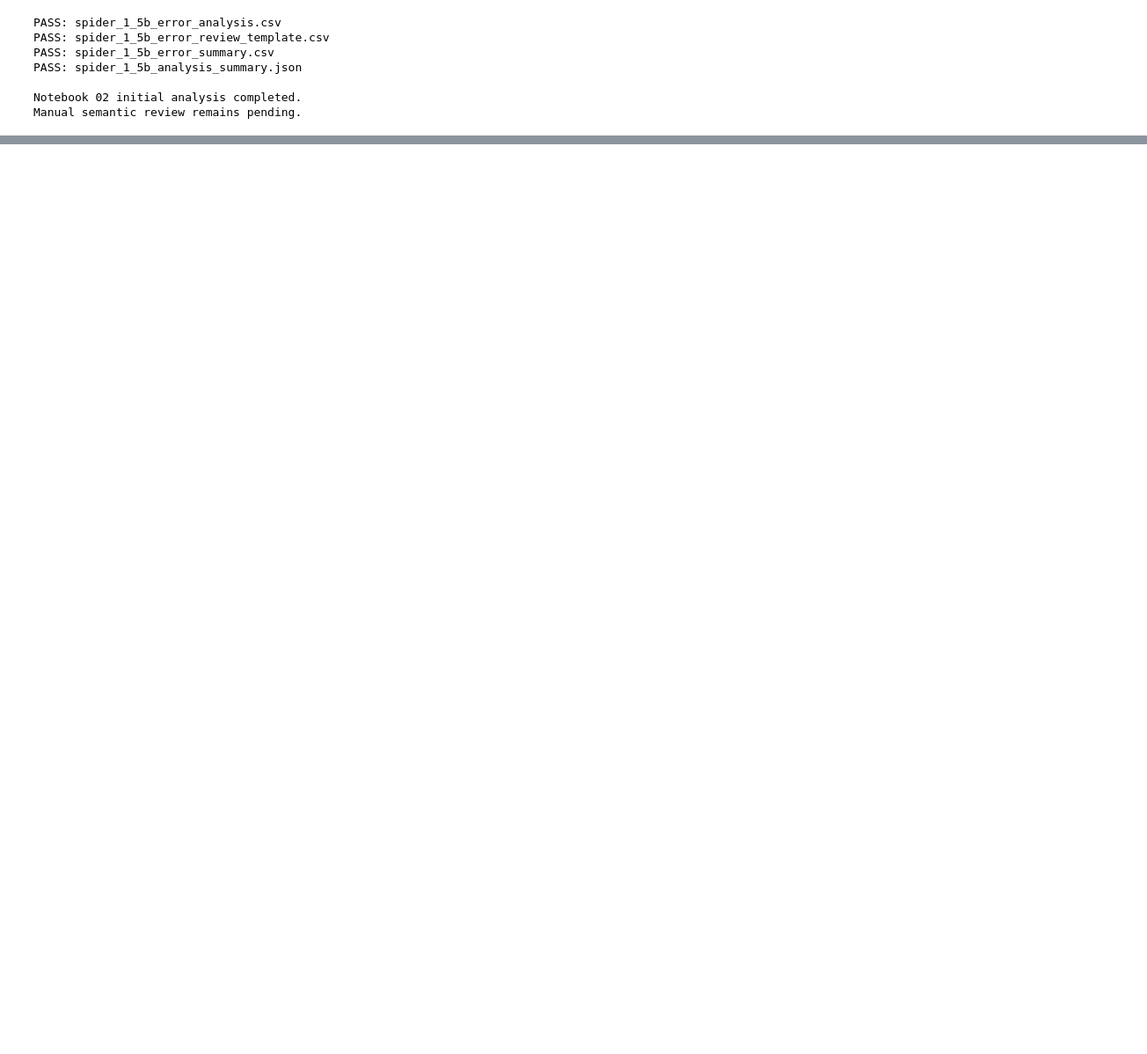
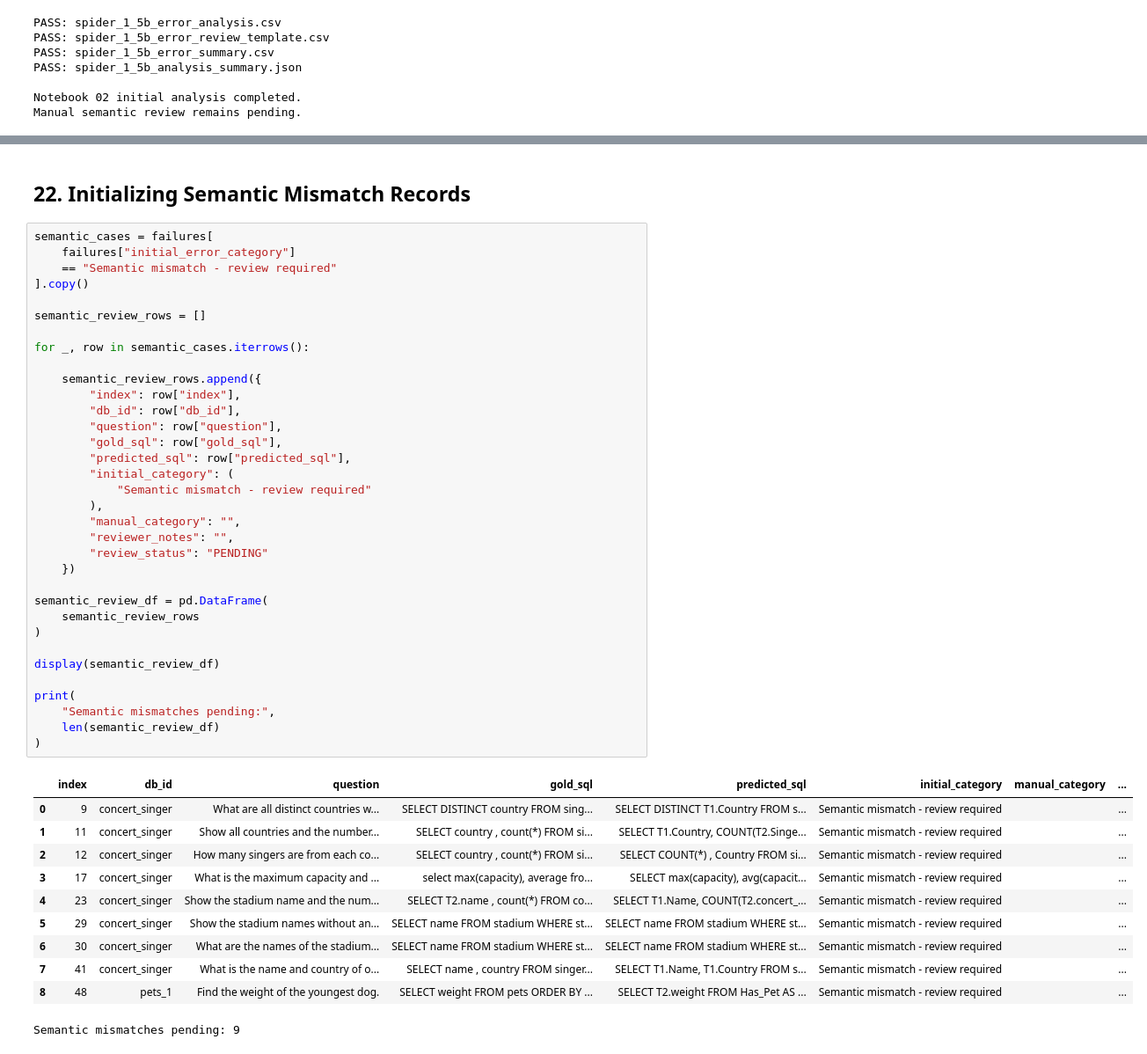
Before and after one commit to Prajwaln08/SQLSmith, a Jupyter notebook: 02_Spider_Error_Analysis.ipynb, the cells around one changed output, grey strips where cells are left out. Shown at 88% size. Drawn from its saved outputs; the diff is of its cells as text; blank space fills up the shorter version.

```diff
--- a/02_Spider_Error_Analysis.ipynb
+++ b/02_Spider_Error_Analysis.ipynb
@@ -480,0 +1389,48 @@ Manual semantic review remains pending.
+# %% [markdown]
+ ## 22. Initializing Semantic Mismatch Records
+# %%
+semantic_cases = failures[
+    failures["initial_error_category"]
+    == "Semantic mismatch - review required"
+].copy()
+
+semantic_review_rows = []
+
+for _, row in semantic_cases.iterrows():
+
+    semantic_review_rows.append({
+        "index": row["index"],
+        "db_id": row["db_id"],
+        "question": row["question"],
+        "gold_sql": row["gold_sql"],
+        "predicted_sql": row["predicted_sql"],
+        "initial_category": (
+            "Semantic mismatch - review required"
+        ),
+        "manual_category": "",
+        "reviewer_notes": "",
+        "review_status": "PENDING"
+    })
+
+semantic_review_df = pd.DataFrame(
+    semantic_review_rows
+)
+
+display(semantic_review_df)
+
+print(
+    "Semantic mismatches pending:",
+    len(semantic_review_df)
+)
+# %% [output]
+|  | index | db_id | question | gold_sql | predicted_sql | initial_category | manual_category | ... |
+| 0 | 9 | concert_singer | What are all distinct countries w... | SELECT DISTINCT country FROM sing... | SELECT DISTINCT T1.Country FROM s... | Semantic mismatch - review required |  | ... |
+| 1 | 11 | concert_singer | Show all countries and the number... | SELECT country , count(*) FROM si... | SELECT T1.Country, COUNT(T2.Singe... | Semantic mismatch - review required |  | ... |
+| 2 | 12 | concert_singer | How many singers are from each co... | SELECT country , count(*) FROM si... | SELECT COUNT(*) , Country FROM si... | Semantic mismatch - review required |  | ... |
+| 3 | 17 | concert_singer | What is the maximum capacity and ... | select max(capacity), average fro... | SELECT max(capacity), avg(capacit... | Semantic mismatch - review required |  | ... |
+| 4 | 23 | concert_singer | Show the stadium name and the num... | SELECT T2.name , count(*) FROM co... | SELECT T1.Name, COUNT(T2.concert_... | Semantic mismatch - review required |  | ... |
+| 5 | 29 | concert_singer | Show the stadium names without an... | SELECT name FROM stadium WHERE st... | SELECT name FROM stadium WHERE st... | Semantic mismatch - review required |  | ... |
+| 6 | 30 | concert_singer | What are the names of the stadium... | SELECT name FROM stadium WHERE st... | SELECT name FROM stadium WHERE st... | Semantic mismatch - review required |  | ... |
+| 7 | 41 | concert_singer | What is the name and country of o... | SELECT name , country FROM singer... | SELECT T1.Name, T1.Country FROM s... | Semantic mismatch - review required |  | ... |
+| 8 | 48 | pets_1 | Find the weight of the youngest dog. | SELECT weight FROM pets ORDER BY ... | SELECT T2.weight FROM Has_Pet AS ... | Semantic mismatch - review required |  | ... |
+Semantic mismatches pending: 9
```
Also changed, not shown: parts of 49 cells of this notebook.
